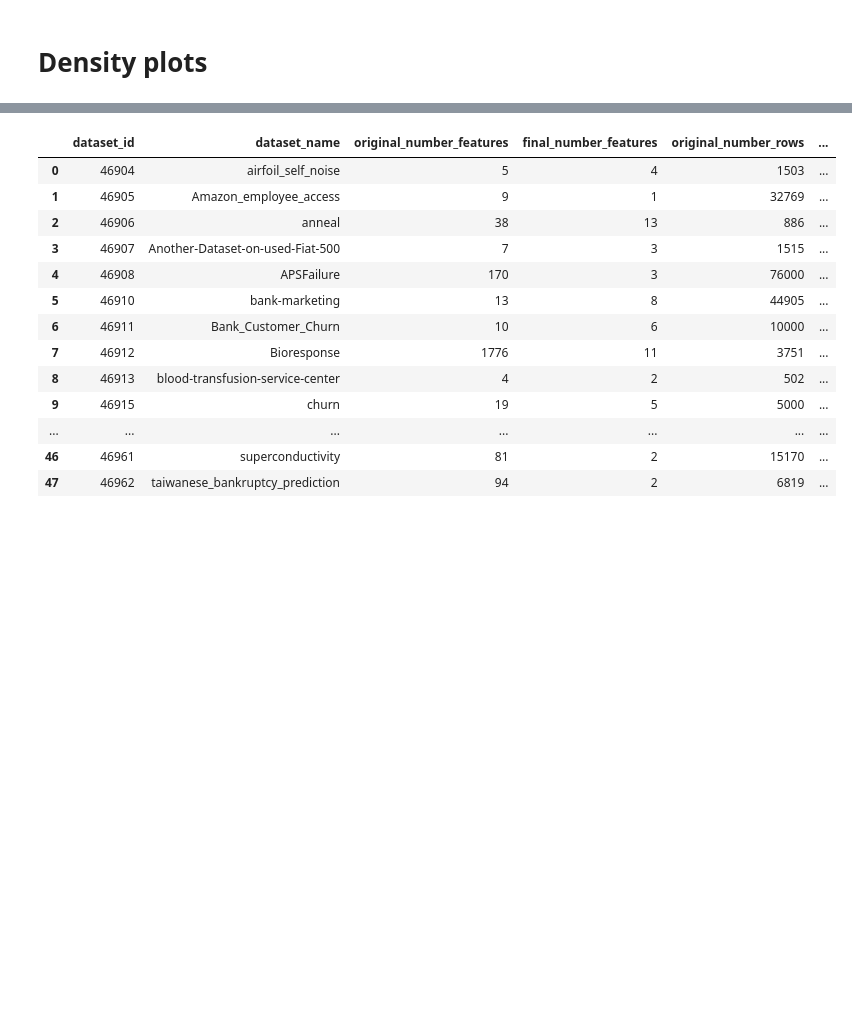
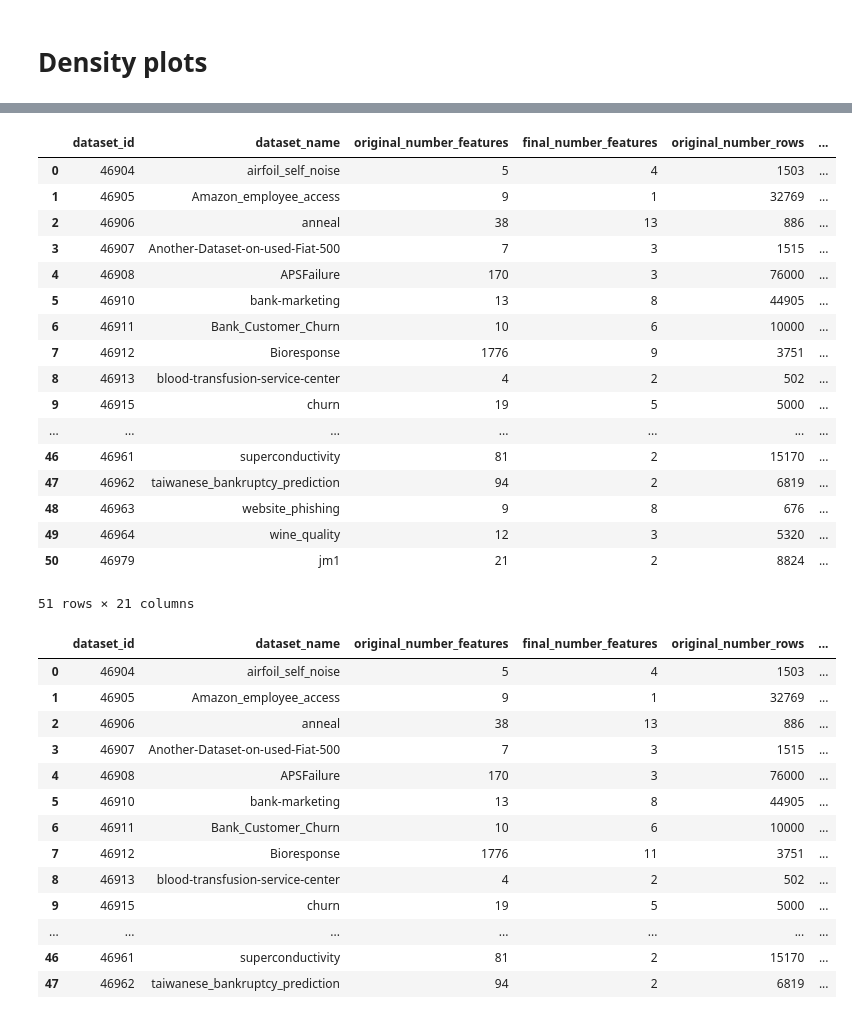
Before and after one commit to yuye188/Tabular-ML-Autogluon-with-dense-data-tensors, a Jupyter notebook: test scripts/getDensityTable.ipynb, the cells around one changed output, grey strips where cells are left out. Cells and saved outputs as stored; diff of their text form; code cells hidden in the pictures; blank space fills up the shorter version.

```diff
--- a/getDensityTable.ipynb
+++ b/test scripts/getDensityTable.ipynb
@@ -296,19 +304,20 @@ def getDensitiesPlot(df, target_feature, density_threshold=0.1, show_fig = False
         fig.show()
 
     # Return the final dataset and the change informations
-    return df_copy, {'original_number_features': original_number_features,
-                     'original_number_rows' : original_number_rows,
-                     'original_density': original_density,
-                     'final_number_features': final_number_features,
-                     'final_number_rows': final_number_rows,
-                     'final_density': density}
+    return densities, df_copy, {'original_number_features': original_number_features,
+                                'original_number_rows' : original_number_rows,
+                                'original_density': original_density,
+                                'final_number_features': final_number_features,
+                                'final_number_rows': final_number_rows,
+                                'final_density': density}
 # %%
 import os
 
 def trainAutogluonModels(dataset, path, problem_type, target_feature, model_hypers, target_numbers):
     # Split the train (70%) and test (30%) dataset
-    train_data = dataset.iloc[:int(len(dataset) * 0.7), ]
-    test_data = dataset.iloc[int(len(dataset) * 0.7):, ]
+    train_data, test_data = train_test_split(dataset, test_size=0.3, shuffle=True, random_state=123)
+    #train_data = dataset.iloc[:int(len(dataset) * 0.7), ]
+    #test_data = dataset.iloc[int(len(dataset) * 0.7):, ]
 
     # Choose the metric for regression or classification
     if problem_type == 'regression':
@@ -347,6 +356,7 @@ import pandas as pd
 import numpy as np
 
 models= ['XGB', 'NN_TORCH']
+all_densities = {}
 
 final_table = pd.DataFrame(columns=['dataset_id', 'dataset_name',
                                     'original_number_features', 'final_number_features',
@@ -371,11 +381,12 @@ for row, df in iterator:
     #    continue
 
     # Obtain the dense df and informations about the changes
-    dense_df, infos = getDensitiesPlot(df, row['target_feature'], density_threshold=0.1, show_fig=False)
+    densities, dense_df, infos = getDensitiesPlot(df, row['target_feature'], density_threshold=0.1, show_fig=False)
+    all_densities[str(row['dataset_id'])] = densities
 
     # Train the initial models and get the metrics
     for model in models:
-        metric, result, normalized_accuracy = trainAutogluonModels(df, 'AutoGluonModels/' + 'initial_' + model + '_' + row['dataset_name'],
+        metric, result, normalized_accuracy = trainAutogluonModels(df, '../AutoGluonModels/' + 'initial_' + model + '_' + row['dataset_name'],
                                                         row['problem_type'], row['target_feature'], {model:{}}, row['num_classes'])
         infos['initial_' + model + '_' + metric] = result
         infos['initial_' + model + '_normalized_accuracy'] = normalized_accuracy
@@ -388,11 +399,11 @@ for row, df in iterator:
         # Extract the target feature to the dense_df
         dense_df[row['target_feature']] = df[row['target_feature']].iloc[dense_df.index,]
         dense_df = dense_df.reset_index(drop=True)
-        dense_df.to_csv('./dense_dfs/'+str(row['dataset_id'])+'.csv', index=False)
+        dense_df.to_csv('../dense_dfs/'+str(row['dataset_id'])+'.csv', index=False)
 
         # Train the models for dense_df and get the metrics
         for model in models:
-            metric, result, normalized_accuracy = trainAutogluonModels(dense_df, 'AutoGluonModels/' + 'final_' + model + '_' + row['dataset_name'],
+            metric, result, normalized_accuracy = trainAutogluonModels(dense_df, '../AutoGluonModels/' + 'final_' + model + '_' + row['dataset_name'],
                                                             row['problem_type'], row['target_feature'], {model:{}}, row['num_classes'])
             infos['final_' + model + '_' + metric] = result
             infos['final_' + model + '_normalized_accuracy'] = normalized_accuracy
@@ -492,3 +598,24 @@ Train a new model...
+# %%
+final_table
+# %% [output]
+|  | dataset_id | dataset_name | original_number_features | final_number_features | original_number_rows | ... |
+| 0 | 46904 | airfoil_self_noise | 5 | 4 | 1503 | ... |
+| 1 | 46905 | Amazon_employee_access | 9 | 1 | 32769 | ... |
+| 2 | 46906 | anneal | 38 | 13 | 886 | ... |
+| 3 | 46907 | Another-Dataset-on-used-Fiat-500 | 7 | 3 | 1515 | ... |
+| 4 | 46908 | APSFailure | 170 | 3 | 76000 | ... |
+| 5 | 46910 | bank-marketing | 13 | 8 | 44905 | ... |
+| 6 | 46911 | Bank_Customer_Churn | 10 | 6 | 10000 | ... |
+| 7 | 46912 | Bioresponse | 1776 | 9 | 3751 | ... |
+| 8 | 46913 | blood-transfusion-service-center | 4 | 2 | 502 | ... |
+| 9 | 46915 | churn | 19 | 5 | 5000 | ... |
+| ... | ... | ... | ... | ... | ... | ... |
+| 46 | 46961 | superconductivity | 81 | 2 | 15170 | ... |
+| 47 | 46962 | taiwanese_bankruptcy_prediction | 94 | 2 | 6819 | ... |
+| 48 | 46963 | website_phishing | 9 | 8 | 676 | ... |
+| 49 | 46964 | wine_quality | 12 | 3 | 5320 | ... |
+| 50 | 46979 | jm1 | 21 | 2 | 8824 | ... |
+51 rows × 21 columns
 # %%
 final_table
 # %% [output]
```
Also changed, not shown: parts of 4 cells of this notebook, 17 other files.
